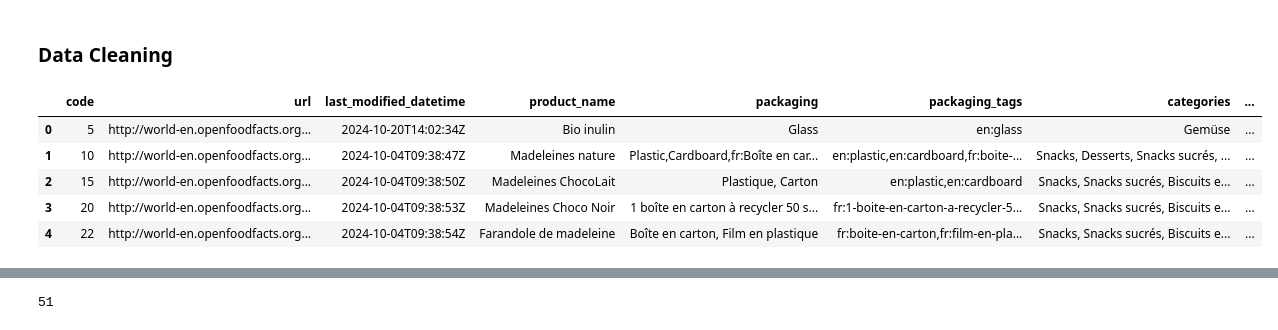
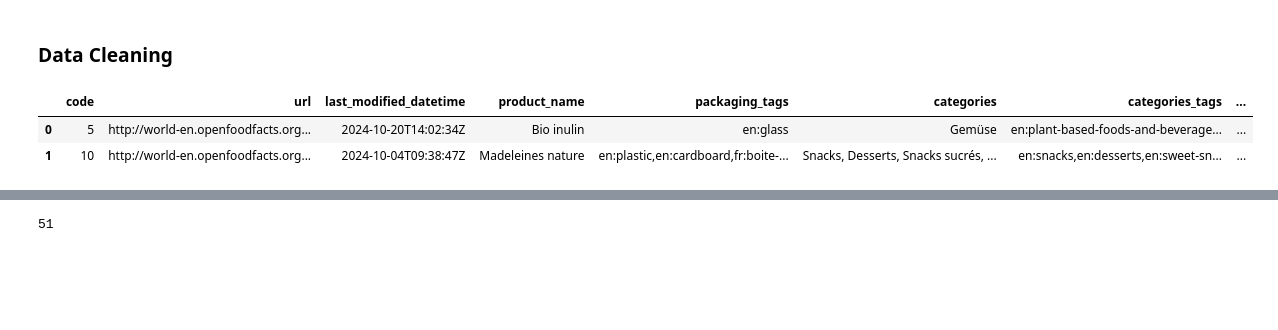
Before and after one commit to littlerobinson/foodstuffs_recommendation, a Jupyter notebook: notebooks/research_ben.ipynb, the cells around one changed output, grey strips where cells are left out. Cells and saved outputs as stored; diff of their text form; code cells hidden in the pictures; blank space fills up the shorter version.

```diff
--- a/notebooks/research_ben.ipynb
+++ b/notebooks/research_ben.ipynb
@@ -169,13 +172,10 @@ data_en_filtered.to_csv("../data/filtered_dataset_openfoodfacts_en.csv", index=F
 # %%
 data_en_filtered = pd.read_csv("../data/filtered_dataset_openfoodfacts_en.csv", dtype={'code': str})
 # %%
-data_en_filtered.head()
+data_en_filtered.head(2)
 # %% [output]
-|  | code | url | last_modified_datetime | product_name | packaging | packaging_tags | categories | ... |
-| 0 | 5 | http://world-en.openfoodfacts.org... | 2024-10-20T14:02:34Z | Bio inulin | Glass | en:glass | Gemüse | ... |
-| 1 | 10 | http://world-en.openfoodfacts.org... | 2024-10-04T09:38:47Z | Madeleines nature | Plastic,Cardboard,fr:Boîte en car... | en:plastic,en:cardboard,fr:boite-... | Snacks, Desserts, Snacks sucrés, ... | ... |
-| 2 | 15 | http://world-en.openfoodfacts.org... | 2024-10-04T09:38:50Z | Madeleines ChocoLait | Plastique, Carton | en:plastic,en:cardboard | Snacks, Snacks sucrés, Biscuits e... | ... |
-| 3 | 20 | http://world-en.openfoodfacts.org... | 2024-10-04T09:38:53Z | Madeleines Choco Noir | 1 boîte en carton à recycler 50 s... | fr:1-boite-en-carton-a-recycler-5... | Snacks, Snacks sucrés, Biscuits e... | ... |
-| 4 | 22 | http://world-en.openfoodfacts.org... | 2024-10-04T09:38:54Z | Farandole de madeleine | Boîte en carton, Film en plastique | fr:boite-en-carton,fr:film-en-pla... | Snacks, Snacks sucrés, Biscuits e... | ... |
+|  | code | url | last_modified_datetime | product_name | packaging_tags | categories | categories_tags | ... |
+| 0 | 5 | http://world-en.openfoodfacts.org... | 2024-10-20T14:02:34Z | Bio inulin | en:glass | Gemüse | en:plant-based-foods-and-beverage... | ... |
+| 1 | 10 | http://world-en.openfoodfacts.org... | 2024-10-04T09:38:47Z | Madeleines nature | en:plastic,en:cardboard,fr:boite-... | Snacks, Desserts, Snacks sucrés, ... | en:snacks,en:desserts,en:sweet-sn... | ... |
 # %%
 def catetegorial_and_numerical_features(df):
```
Also changed, not shown: parts of 44 cells of this notebook.
